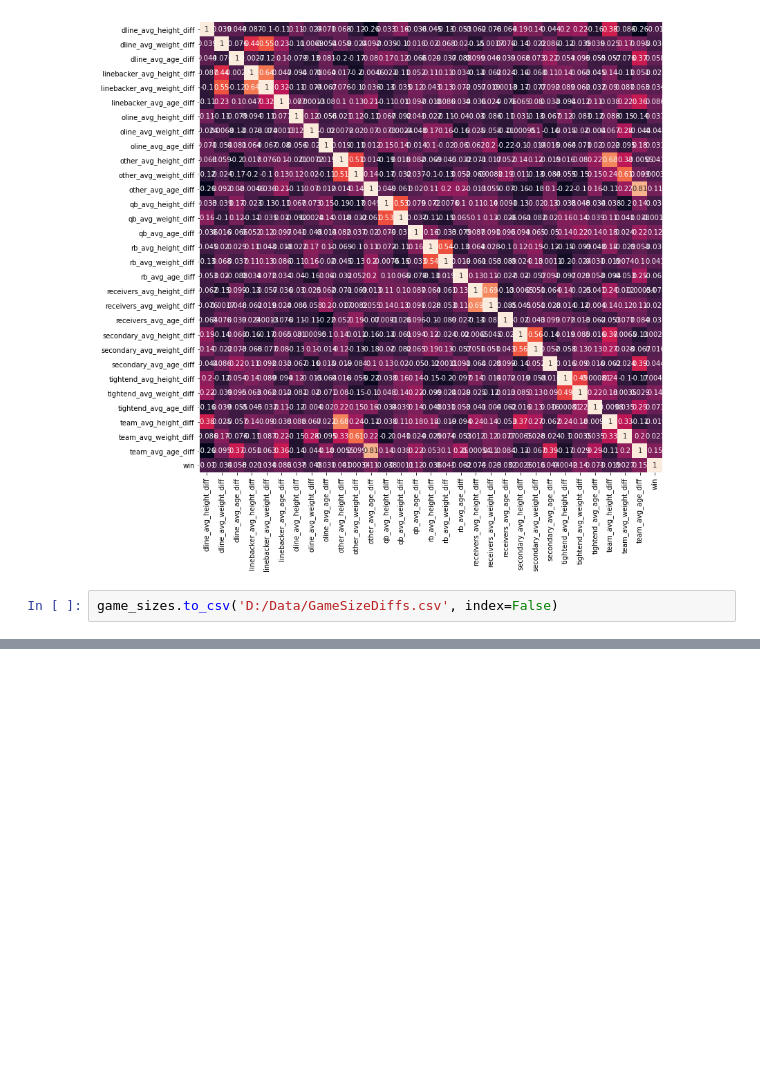
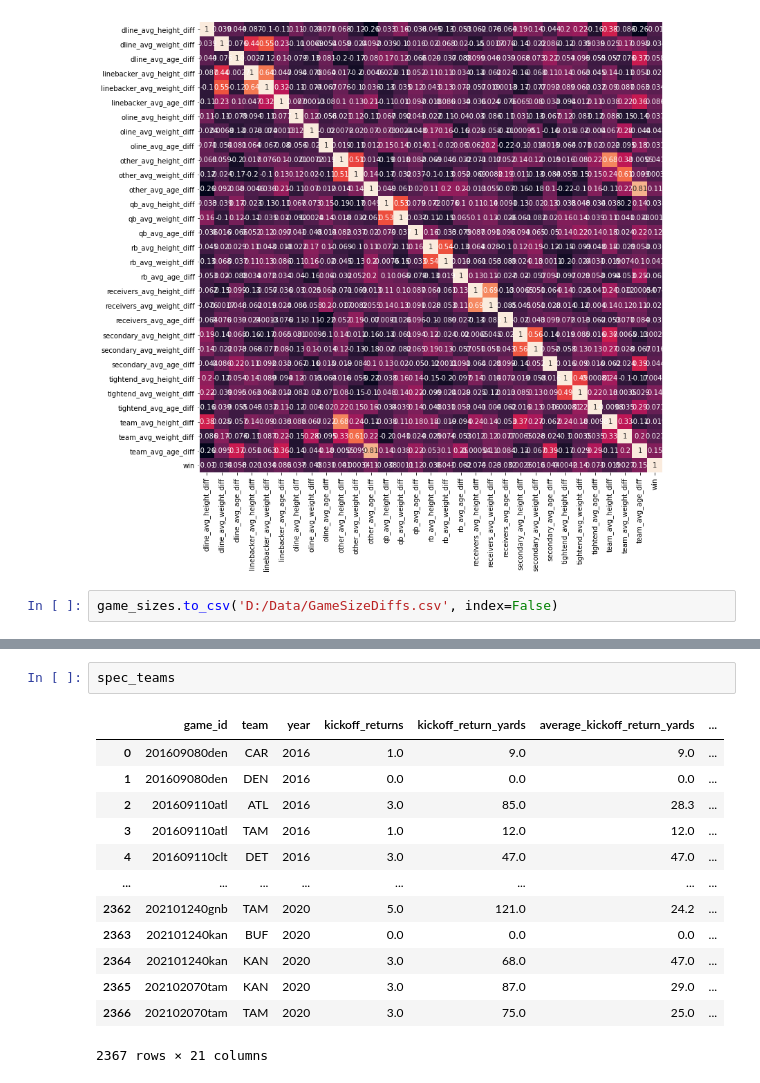
Before and after one commit to WillRobinson152/NFL_Analysis, a Jupyter notebook: CleanDataForEDA.ipynb, the cells around one changed output, grey strips where cells are left out. Saved outputs shown, nothing was run; the diff lists cells and outputs as text; blank space fills up the shorter version.

```diff
--- a/CleanDataForEDA.ipynb
+++ b/CleanDataForEDA.ipynb
@@ -414,0 +459,16 @@ game_sizes.to_csv('D:/Data/GameSizeDiffs.csv', index=False)
+# %%
+spec_teams
+# %% [output]
+|  | game_id | team | year | kickoff_returns | kickoff_return_yards | average_kickoff_return_yards | ... |
+| 0 | 201609080den | CAR | 2016 | 1.0 | 9.0 | 9.0 | ... |
+| 1 | 201609080den | DEN | 2016 | 0.0 | 0.0 | 0.0 | ... |
+| 2 | 201609110atl | ATL | 2016 | 3.0 | 85.0 | 28.3 | ... |
+| 3 | 201609110atl | TAM | 2016 | 1.0 | 12.0 | 12.0 | ... |
+| 4 | 201609110clt | DET | 2016 | 3.0 | 47.0 | 47.0 | ... |
+| ... | ... | ... | ... | ... | ... | ... | ... |
+| 2362 | 202101240gnb | TAM | 2020 | 5.0 | 121.0 | 24.2 | ... |
+| 2363 | 202101240kan | BUF | 2020 | 0.0 | 0.0 | 0.0 | ... |
+| 2364 | 202101240kan | KAN | 2020 | 3.0 | 68.0 | 47.0 | ... |
+| 2365 | 202102070tam | KAN | 2020 | 3.0 | 87.0 | 29.0 | ... |
+| 2366 | 202102070tam | TAM | 2020 | 3.0 | 75.0 | 25.0 | ... |
+2367 rows × 21 columns
```
Also changed, not shown: parts of 9 cells of this notebook.
